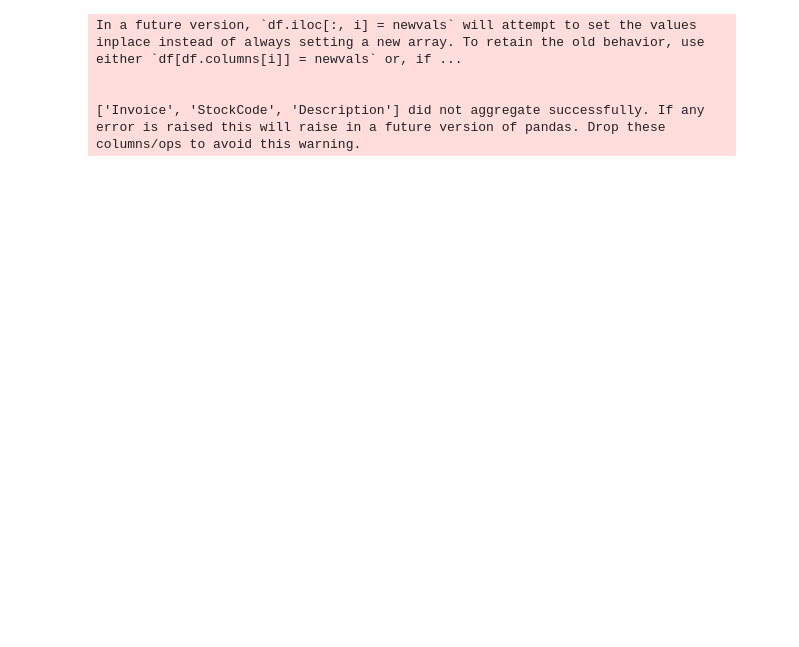
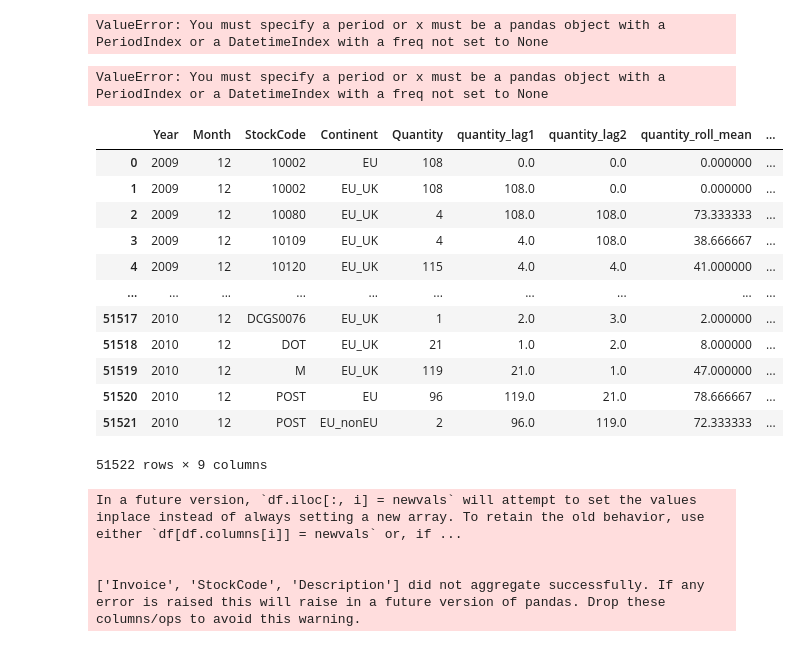
Before and after one commit to wojciechkosiuk/BestHacking-League2k23-mISIe1, a Jupyter notebook: przegladAdam.ipynb, the cells around one changed output. Saved outputs shown, nothing was run; the diff lists cells and outputs as text; code cells hidden in the pictures; blank space fills up the shorter version.

```diff
--- a/przegladAdam.ipynb
+++ b/przegladAdam.ipynb
@@ -101,0 +114,2 @@ Index(['Invoice', 'StockCode', 'Description', 'Quantity', 'InvoiceDate',
+# %%
+df = pd.concat( [df_ for key, df_ in continents_grouped.items()],axis=0)
@@ -102,3 +175,58 @@ Index(['Invoice', 'StockCode', 'Description', 'Quantity', 'InvoiceDate',
+# %%
+grouped_by_continent = df.groupby("Continent")
+decomposition_dict = {}
+for continent, continent_group in grouped_by_continent:
+    grouped_by_item = continent_group.groupby('StockCode')
+    for item, item_group in grouped_by_item:
+        np.average(df.y - df.x, weights=df.index.asi8)
+        result = seasonal_decompose(item_group['Quantity'], model='additive',two_sided=False)
+        item_group['quantity_trend'] = result.trend
+        item_group['quantity_seasonal'] = result.seasonal
+        item_group['quantity_residual'] = result.resid
+# %% [output]
+ValueError: You must specify a period or x must be a pandas object with a PeriodIndex or a DatetimeIndex with a freq not set to None
+# %%
+df_grouped['date'] = pd.to_datetime(df_grouped[['Year', 'Month']].assign(day=1))
+df_grouped.set_index('date', inplace=True)
+
+grouped_by_contiennt = df_grouped.grupby("Continent")
+
+# Group by Item
+grouped_by_item = df_grouped.groupby('StockCode')
+
+# Perform seasonal decomposition for each item separately
+decomposition_dict = {}
+for item, group in grouped_by_item:
+    result = seasonal_decompose(df_grouped['Quantity'], model='additive',two_sided=False)
+    df_grouped['quantity_trend'] = result.trend
+    df_grouped['quantity_seasonal'] = result.seasonal
+    df_grouped['quantity_residual'] = result.resid
+# %%
+
+# Perform seasonal decomposition of time series
+from statsmodels.tsa.seasonal import seasonal_decompose
+result = seasonal_decompose(df_grouped['Quantity'], model='additive')
+df_grouped['quantity_trend'] = result.trend
+df_grouped['quantity_seasonal'] = result.seasonal
+df_grouped['quantity_residual'] = result.resid
+# %% [output]
+ValueError: You must specify a period or x must be a pandas object with a PeriodIndex or a DatetimeIndex with a freq not set to None
+# %%
+df_grouped.fillna(0)
+# %% [output]
+|  | Year | Month | StockCode | Continent | Quantity | quantity_lag1 | quantity_lag2 | quantity_roll_mean | ... |
+| 0 | 2009 | 12 | 10002 | EU | 108 | 0.0 | 0.0 | 0.000000 | ... |
+| 1 | 2009 | 12 | 10002 | EU_UK | 108 | 108.0 | 0.0 | 0.000000 | ... |
+| 2 | 2009 | 12 | 10080 | EU_UK | 4 | 108.0 | 108.0 | 73.333333 | ... |
+| 3 | 2009 | 12 | 10109 | EU_UK | 4 | 4.0 | 108.0 | 38.666667 | ... |
+| 4 | 2009 | 12 | 10120 | EU_UK | 115 | 4.0 | 4.0 | 41.000000 | ... |
+| ... | ... | ... | ... | ... | ... | ... | ... | ... | ... |
+| 51517 | 2010 | 12 | DCGS0076 | EU_UK | 1 | 2.0 | 3.0 | 2.000000 | ... |
+| 51518 | 2010 | 12 | DOT | EU_UK | 21 | 1.0 | 2.0 | 8.000000 | ... |
+| 51519 | 2010 | 12 | M | EU_UK | 119 | 21.0 | 1.0 | 47.000000 | ... |
+| 51520 | 2010 | 12 | POST | EU | 96 | 119.0 | 21.0 | 78.666667 | ... |
+| 51521 | 2010 | 12 | POST | EU_nonEU | 2 | 96.0 | 119.0 | 72.333333 | ... |
+51522 rows × 9 columns
 # %%
 import dtale
 
```
Also changed, not shown: parts of 17 cells of this notebook, 1 other file.
